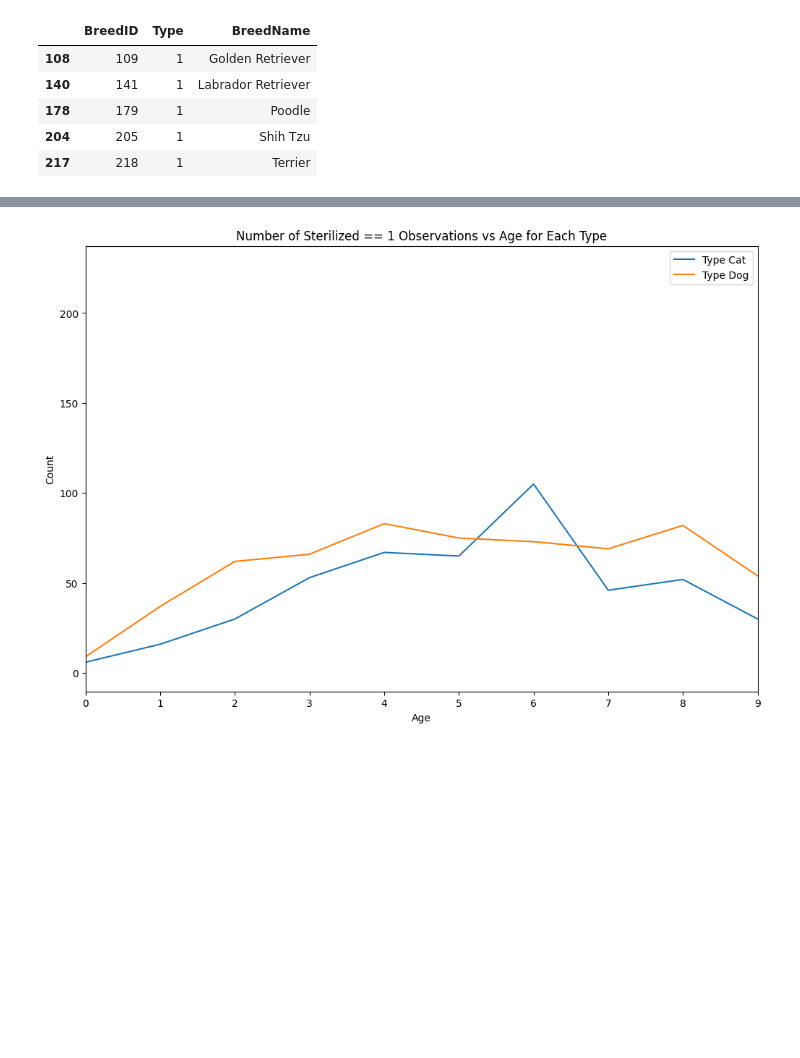
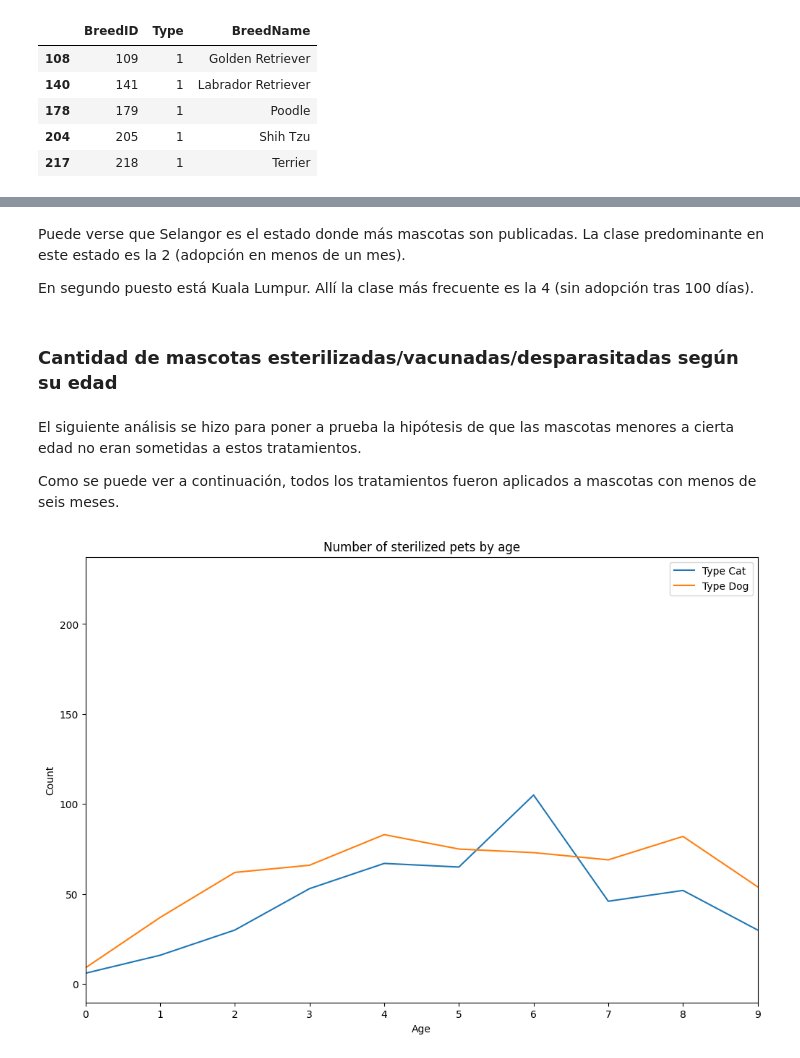
Before and after one commit to Gee1818/LaboII, a Jupyter notebook: Scripts/03_Petfinder_EDA.ipynb, the cells around one changed output, grey strips where cells are left out. Saved outputs shown, nothing was run; the diff lists cells and outputs as text; code cells hidden in the pictures; blank space fills up the shorter version.

```diff
--- a/Scripts/03_Petfinder_EDA.ipynb
+++ b/Scripts/03_Petfinder_EDA.ipynb
@@ -364,0 +293,2 @@ plt.show()
+# %%
+train['Vaccinated'] = train['Vaccinated'].apply(lambda x: 'Yes' if x == 1 else 'No' if x == 2 else 'Not sure')
@@ -364,0 +307,2 @@ plt.show()
+# %%
+train['Dewormed'] = train['Dewormed'].apply(lambda x: 'Yes' if x == 1 else 'No' if x == 2 else 'Not sure')
@@ -364,0 +319,2 @@ plt.show()
+# %%
+train['Sterilized'] = train['Sterilized'].apply(lambda x: 'Yes' if x == 1 else 'No' if x == 2 else 'Not sure')
@@ -430,0 +385,10 @@ df_breeds[df_breeds['BreedID'].isin(top_3_breeds_unique2)]
+# %%
+# Reemplazar State por su nombre usando el diccionario state_labels.csv
+states = pd.read_csv('../input/petfinder-adoption-prediction/state_labels.csv')
+states_dict = {k: v for k, v in zip(states['StateID'], states['StateName'])}
+train['State'] = train['State'].apply(lambda x: states_dict[x] if x in states_dict else '')
+
+# Heatmap cruzando State y AdoptionSpeed
+cross = pd.crosstab(train['State'], train['AdoptionSpeed'])
+sns.heatmap(cross, cmap='coolwarm', annot=True, fmt='d')
+plt.title('AdoptionSpeed by State')
@@ -431,24 +398,34 @@ df_breeds[df_breeds['BreedID'].isin(top_3_breeds_unique2)]
+# %% [markdown]
+Puede verse que Selangor es el estado donde más mascotas son publicadas. La clase predominante en este estado es la 2 (adopción en menos de un mes).
+
+En segundo puesto está Kuala Lumpur. Allí la clase más frecuente es la 4 (sin adopción tras 100 días).
+# %% [markdown]
+### Cantidad de mascotas esterilizadas/vacunadas/desparasitadas según su edad
+# %% [markdown]
+El siguiente análisis se hizo para poner a prueba la hipótesis de que las mascotas menores a cierta edad no eran sometidas a estos tratamientos.
+
+Como se puede ver a continuación, todos los tratamientos fueron aplicados a mascotas con menos de seis meses.
 # %%
 import matplotlib.pyplot as plt
 
-# Filter the dataframe for Sterilized == 1
-sterilized_1_df = train[train['Sterilized'] == 1]
+# Filter the dataframe for Sterilized
+sterilized_df = train[train['Sterilized'] == 'Yes']
 
 # Group the dataframe by Type and Age, and count the occurrences
-grouped_df = sterilized_1_df.groupby(['Type', 'Age']).size().reset_index(name='Count')
+grouped_df = sterilized_df.groupby(['Type', 'Age']).size().reset_index(name='Count')
 
 # Create a plot for each Type
 for t in grouped_df['Type'].unique():
     type_df = grouped_df[grouped_df['Type'] == t]
     plt.plot(type_df['Age'], type_df['Count'], label=f'Type {t}')
     plt.xlim(0, 9)
 plt.xlabel('Age')
 plt.ylabel('Count')
-plt.title('Number of Sterilized == 1 Observations vs Age for Each Type')
+plt.title('Number of sterilized pets by age')
 plt.legend()
 plt.show()
 # %% [output]
-[figure, old version]
+[figure, new version]
 # %%
 import matplotlib.pyplot as plt
 
```
Also changed, not shown: parts of 50 cells of this notebook.
